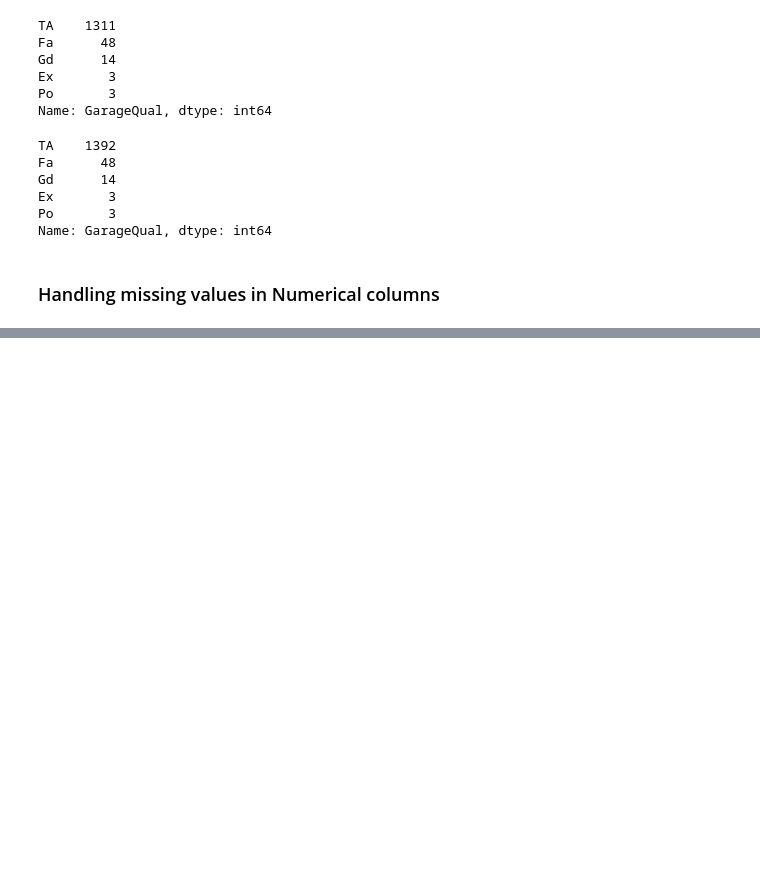
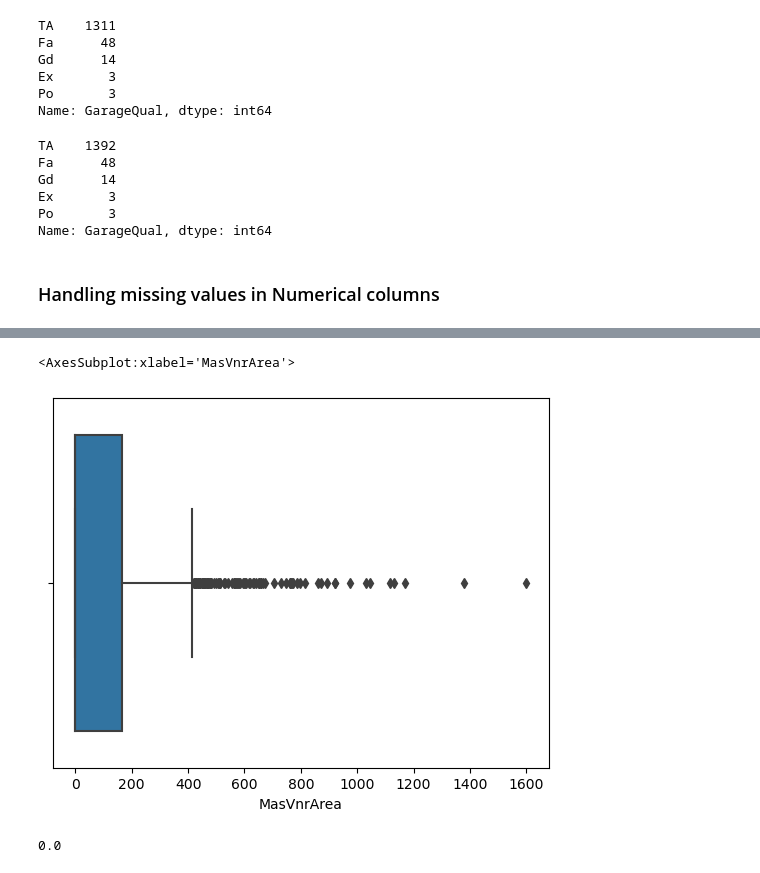
Before and after one commit to sreeprem/HousePricePrediction, a Jupyter notebook: Housing Prediction.ipynb, the cells around one changed output, grey strips where cells are left out. Cells and saved outputs as stored; diff of their text form; code cells hidden in the pictures; blank space fills up the shorter version.

```diff
--- a/Housing Prediction.ipynb
+++ b/Housing Prediction.ipynb
@@ -413,0 +475,15 @@ Name: GarageQual, dtype: int64
+# %%
+# Impute missing values in 'GarageYrBlt' with the mean
+hp_df_cleaned['GarageYrBlt'] = hp_df_cleaned['GarageYrBlt'].fillna(mean_GarageYrBlt)
+# %%
+# Check for outliers in 'MasVnrArea' column using a box plot
+sns.boxplot(x=hp_df_cleaned['MasVnrArea'])
+# %% [output]
+<AxesSubplot:xlabel='MasVnrArea'>
+[figure, added]
+# %%
+# Calculate the median of 'MasVnrArea' column
+median_MasVnrArea = hp_df_cleaned['MasVnrArea'].median()
+median_MasVnrArea
+# %% [output]
+0.0
```
Also changed, not shown: parts of 21 cells of this notebook.
